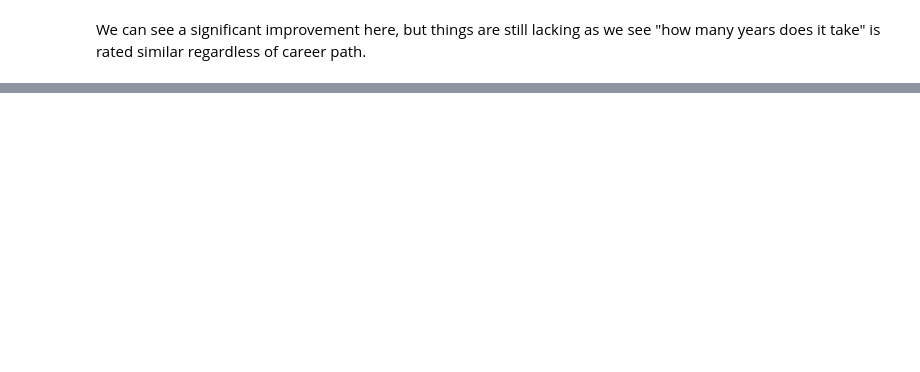
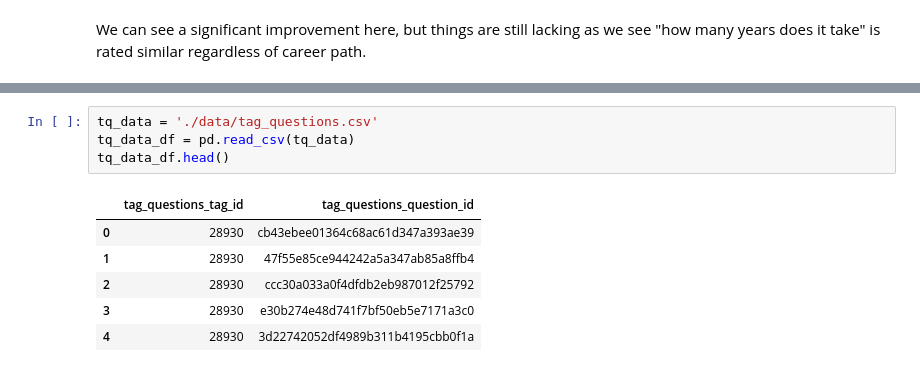
Before and after one commit to graceyqlin/Recommendation_System_Career_Advice, a Jupyter notebook: SimilarityAndSummarization/Question_Similarity_Analysis.ipynb, the cells around one changed output, grey strips where cells are left out. Saved outputs shown, nothing was run; the diff lists cells and outputs as text; blank space fills up the shorter version.

```diff
--- a/SimilarityAndSummarization/Question_Similarity_Analysis.ipynb
+++ b/SimilarityAndSummarization/Question_Similarity_Analysis.ipynb
@@ -436,0 +454,11 @@ We can see a significant improvement here, but things are still lacking as we se
+# %%
+tq_data = './data/tag_questions.csv'
+tq_data_df = pd.read_csv(tq_data)
+tq_data_df.head()
+# %% [output]
+|  | tag_questions_tag_id | tag_questions_question_id |
+| 0 | 28930 | cb43ebee01364c68ac61d347a393ae39 |
+| 1 | 28930 | 47f55e85ce944242a5a347ab85a8ffb4 |
+| 2 | 28930 | ccc30a033a0f4dfdb2eb987012f25792 |
+| 3 | 28930 | e30b274e48d741f7bf50eb5e7171a3c0 |
+| 4 | 28930 | 3d22742052df4989b311b4195cbb0f1a |
```
Also changed, not shown: parts of 24 cells of this notebook.
